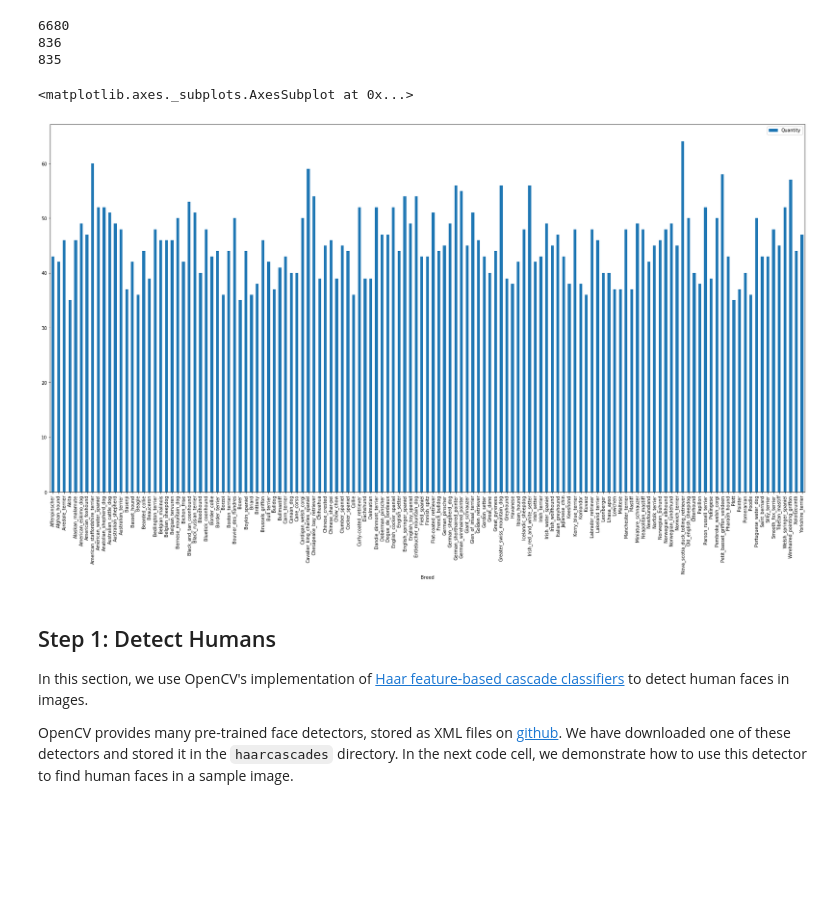
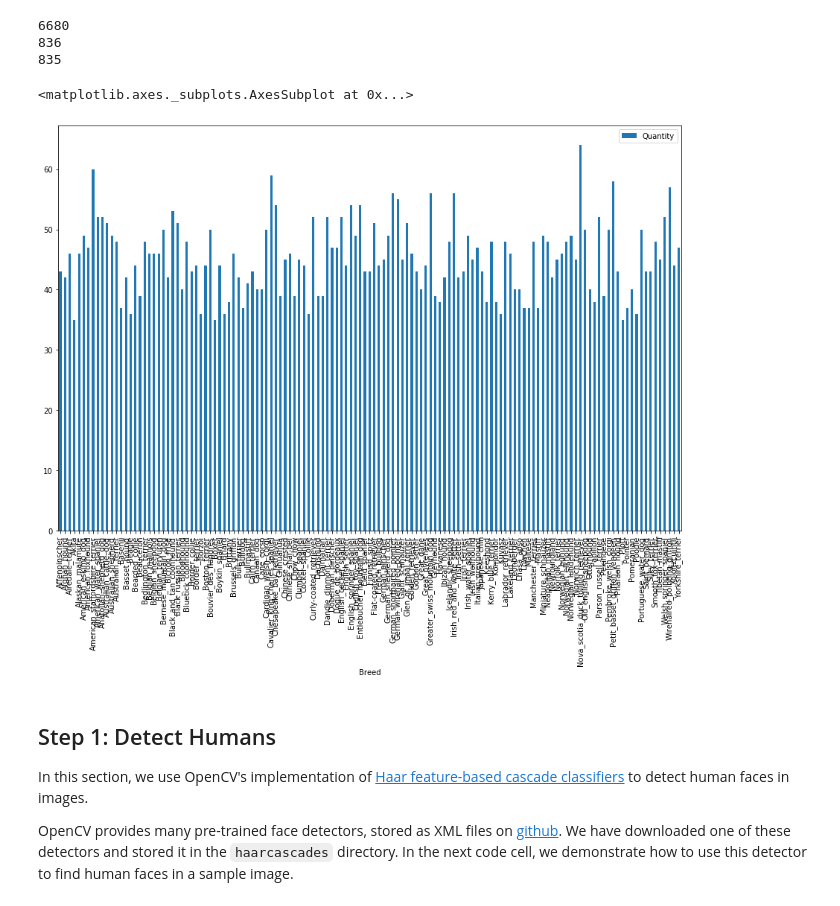
Before and after one commit to thfmart/dog-classification, a Jupyter notebook: dog_app.ipynb, the cells around one changed output. Drawn from its saved outputs; the diff is of its cells as text; code cells hidden in the pictures; blank space fills up the shorter version.

```diff
--- a/dog_app.ipynb
+++ b/dog_app.ipynb
@@ -96,10 +96,10 @@ print(num_test_files)
 836
 835
 # %%
-plot_data.plot(x = 'Breed', kind='bar', y= 'Quantity', figsize=(30,15))
+plot_data.plot(x = 'Breed', kind='bar', y= 'Quantity', figsize=(15,10))
 # %% [output]
 <matplotlib.axes._subplots.AxesSubplot at 0x...>
-[figure, old version]
+[figure, new version]
 # %% [markdown]
 <a id='step1'></a>
 ## Step 1: Detect Humans
```
Also changed, not shown: parts of 14 cells of this notebook.
